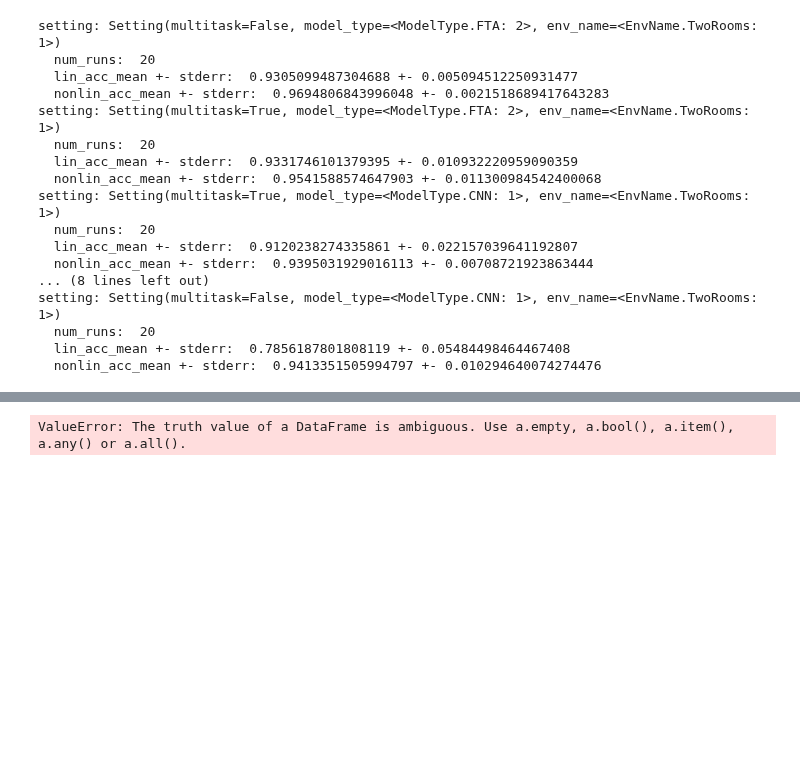
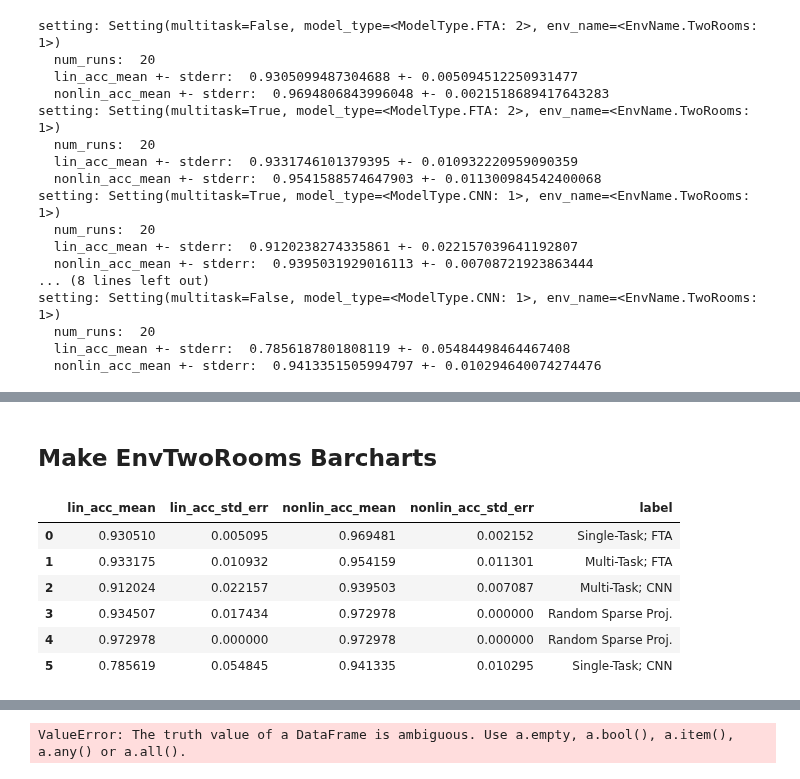
Before and after one commit to kevroi/discovery, a Jupyter notebook: discovery/class_analysis/minigrid.ipynb, the cells around one changed output, grey strips where cells are left out. Drawn from its saved outputs; the diff is of its cells as text; code cells hidden in the pictures; blank space fills up the shorter version.

```diff
--- a/discovery/class_analysis/minigrid.ipynb
+++ b/discovery/class_analysis/minigrid.ipynb
@@ -240,3 +241,34 @@ head, tail = os.path.split(run._RESULT_STORE)
 assert tail.endswith(".pkl")
 csv_name = tail[:-4] + "_from_notebook.csv"
 df.to_csv(os.path.join(head, csv_name), index=False)
+# %% [markdown]
+## Make EnvTwoRooms Barcharts
+# %%
+proc_df = df.loc[df.env_name == datatypes.EnvName.TwoRooms][
+    ["multitask", "model_type",
+     "lin_acc_mean", "lin_acc_std_err",
+     "nonlin_acc_mean", "nonlin_acc_std_err"]]
+
+label_mapping = {
+    (False, datatypes.ModelType.FTA): "Single-Task; FTA",
+    (False, datatypes.ModelType.CNN): "Single-Task; CNN",
+    (True, datatypes.ModelType.FTA): "Multi-Task; FTA",
+    (True, datatypes.ModelType.CNN): "Multi-Task; CNN",
+    (True, datatypes.ModelType.RANDOM_PROJ_GAUSS): "Random Sparse Proj.",
+    (True, datatypes.ModelType.RANDOM_PROJ_SPARSE): "Random Sparse Proj.",
+}
+
+proc_df["label"] = proc_df.apply(
+    lambda row: label_mapping[(row["multitask"], row["model_type"])], axis=1
+)
+
+proc_df.drop(columns=["multitask", "model_type"], inplace=True)
+proc_df
+# %% [output]
+|  | lin_acc_mean | lin_acc_std_err | nonlin_acc_mean | nonlin_acc_std_err | label |
+| 0 | 0.930510 | 0.005095 | 0.969481 | 0.002152 | Single-Task; FTA |
+| 1 | 0.933175 | 0.010932 | 0.954159 | 0.011301 | Multi-Task; FTA |
+| 2 | 0.912024 | 0.022157 | 0.939503 | 0.007087 | Multi-Task; CNN |
+| 3 | 0.934507 | 0.017434 | 0.972978 | 0.000000 | Random Sparse Proj. |
+| 4 | 0.972978 | 0.000000 | 0.972978 | 0.000000 | Random Sparse Proj. |
+| 5 | 0.785619 | 0.054845 | 0.941335 | 0.010295 | Single-Task; CNN |
```
Also changed, not shown: parts of 2 cells of this notebook.
